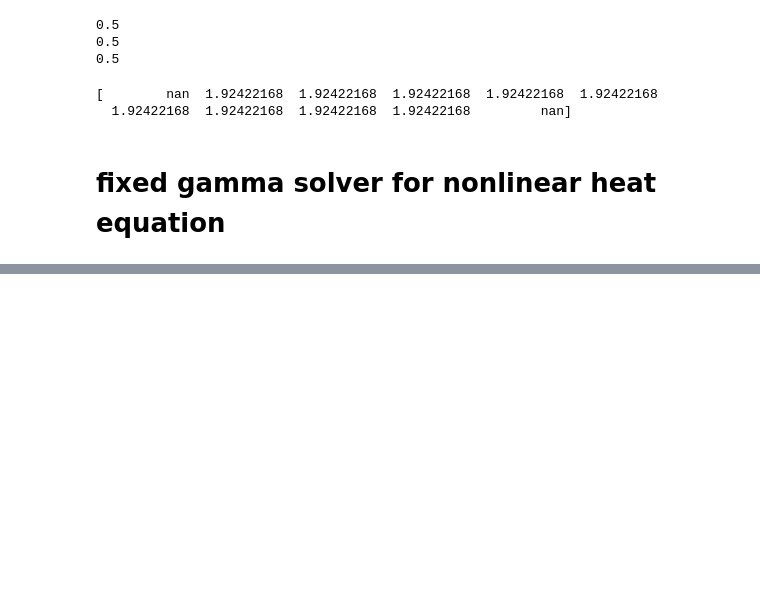
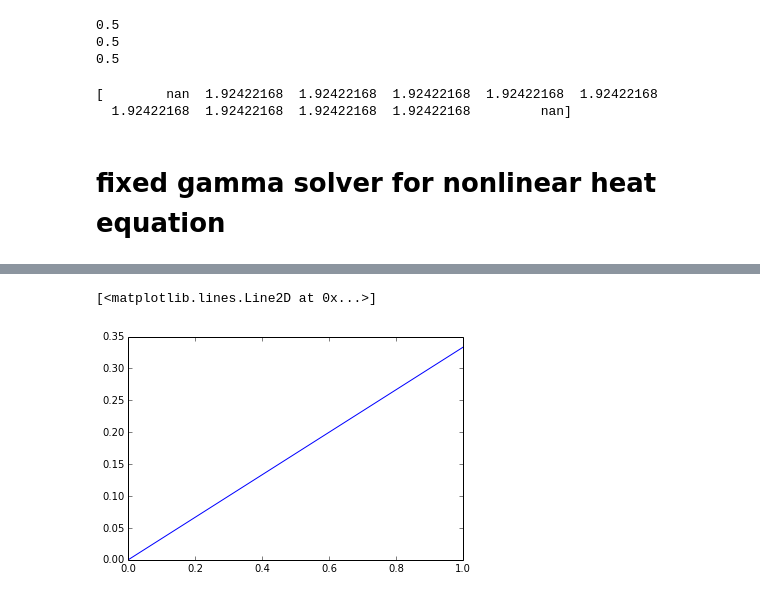
Before and after one commit to jedman/numerics, a Jupyter notebook: src1/heatequation.ipynb, the cells around one changed output, grey strips where cells are left out. Cells and saved outputs as stored; diff of their text form; code cells hidden in the pictures; blank space fills up the shorter version.

```diff
--- a/src1/heatequation.ipynb
+++ b/src1/heatequation.ipynb
@@ -246,0 +330,5 @@ print p
+# %%
+plot(x, 2*x*1./6)
+# %% [output]
+[<matplotlib.lines.Line2D at 0x...>]
+[figure, added]
```
Also changed, not shown: parts of 10 cells of this notebook, 1 other file.
